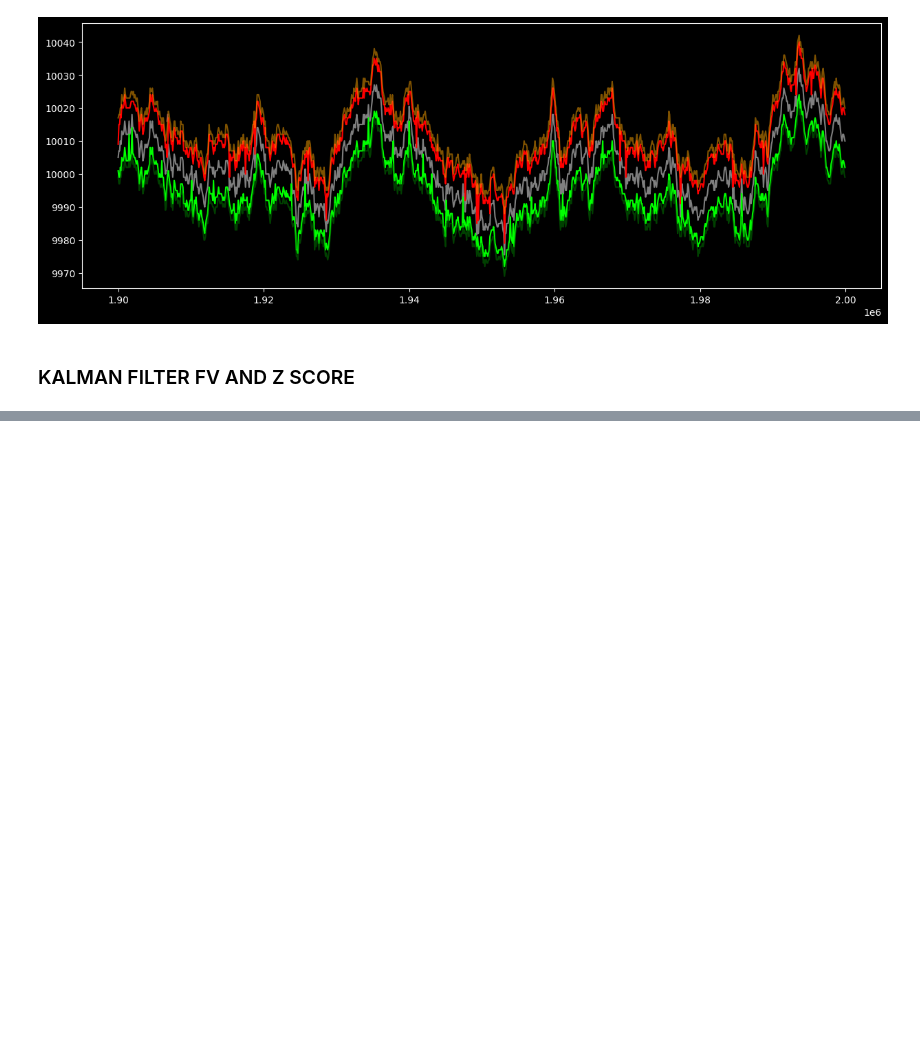
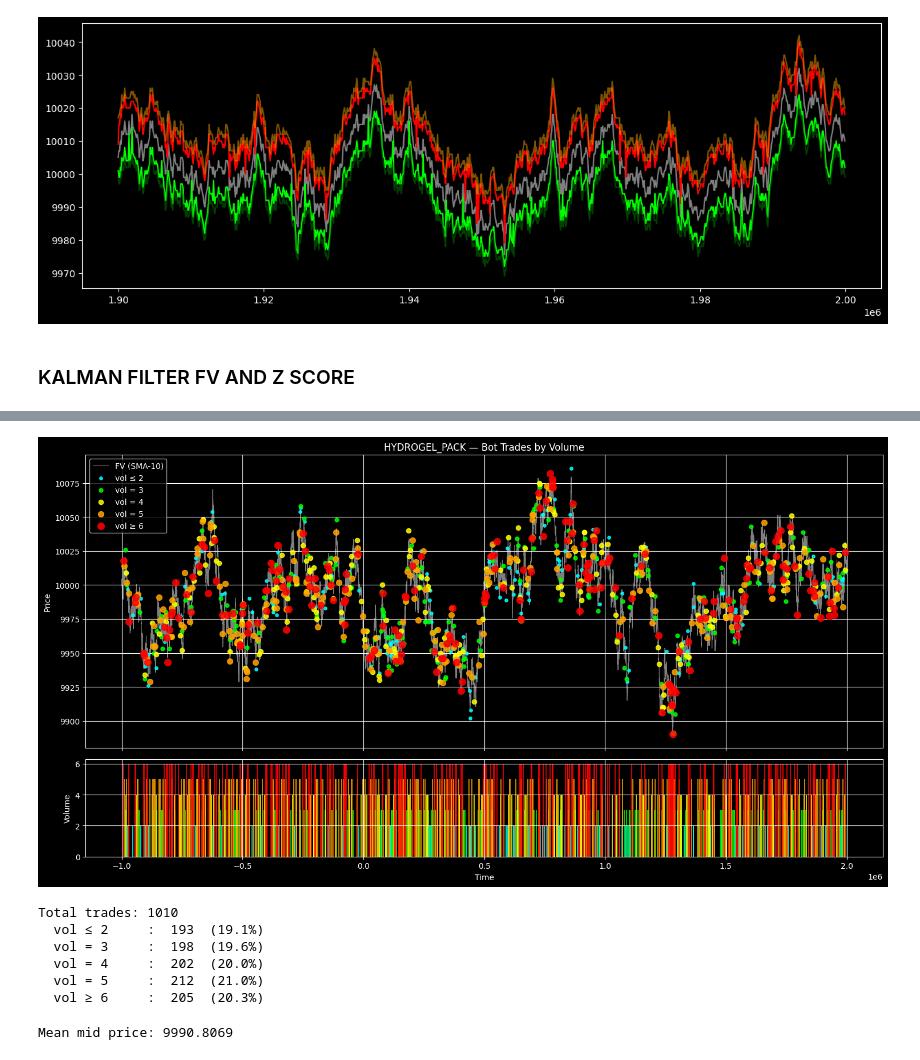
Before and after one commit to marcobattiston21/imc-prosperity-4, a Jupyter notebook: prosperity4/round3/notebooks/analysis_hydrogel_pack.ipynb, the cells around one changed output, grey strips where cells are left out. Cells and saved outputs as stored; diff of their text form; code cells hidden in the pictures; blank space fills up the shorter version.

```diff
--- a/prosperity4/round3/notebooks/analysis_hydrogel_pack.ipynb
+++ b/prosperity4/round3/notebooks/analysis_hydrogel_pack.ipynb
@@ -228,0 +249,59 @@ The p-value is: 0.0000
+# %%
+BINS   = [2, 3, 4, 5, 6]           # upper edge of each bucket (last = "≥ 6")
+COLORS = ["cyan", "lime", "yellow", "orange", "red"]
+SIZES  = [15, 25, 35, 50, 70]
+
+trades_mask = hydrogel["market order price"].notna()
+trades      = hydrogel[trades_mask].copy()
+
+def bucket(qty):
+    for i, threshold in enumerate(BINS):
+        if qty <= threshold:
+            return i
+    return len(BINS) - 1
+
+trades["bucket"] = trades["market order quantity"].apply(bucket)
+
+fig, (ax1, ax2) = plt.subplots(2, 1, figsize=(15, 8), sharex=True, gridspec_kw={"height_ratios": [3, 1]})
+
+ax1.plot(hydrogel["t"], hydrogel["fv"], color="white", linewidth=0.8, alpha=0.5, label="FV (SMA-10)")
+
+labels = [f"vol ≤ {BINS[0]}"] + [f"vol = {BINS[i]}" for i in range(1, len(BINS) - 1)] + [f"vol ≥ {BINS[-1]}"]
+
+for i, (color, size, label) in enumerate(zip(COLORS, SIZES, labels)):
+    g = trades[trades["bucket"] == i]
+    ax1.scatter(g["t"], g["market order price"], c=color, s=size, alpha=0.85, zorder=3 + i, label=label)
+
+ax1.set_ylabel("Price")
+ax1.set_title("HYDROGEL_PACK — Bot Trades by Volume")
+ax1.legend()
+ax1.grid(True)
+
+for i, color in enumerate(COLORS):
+    g = trades[trades["bucket"] == i]
+    ax2.bar(g["t"], g["market order quantity"], width=5000, color=color, alpha=0.8)
+
+ax2.set_ylabel("Volume")
+ax2.set_xlabel("Time")
+ax2.grid(True)
+
+plt.tight_layout()
+plt.show()
+
+print(f"Total trades: {len(trades)}")
+for i, label in enumerate(labels):
+    g = trades[trades["bucket"] == i]
+    print(f"  {label:12s}: {len(g):4d}  ({100*len(g)/len(trades):.1f}%)")
+# %% [output]
+[figure, added]
+Total trades: 1010
+  vol ≤ 2     :  193  (19.1%)
+  vol = 3     :  198  (19.6%)
+  vol = 4     :  202  (20.0%)
+  vol = 5     :  212  (21.0%)
+  vol ≥ 6     :  205  (20.3%)
+# %%
+mean_mid = hydrogel["mid_price"].mean()
+print(f"Mean mid price: {mean_mid:.4f}")
+# %% [output]
+Mean mid price: 9990.8069
```
Also changed, not shown: parts of 21 cells of this notebook, 4 other files.
